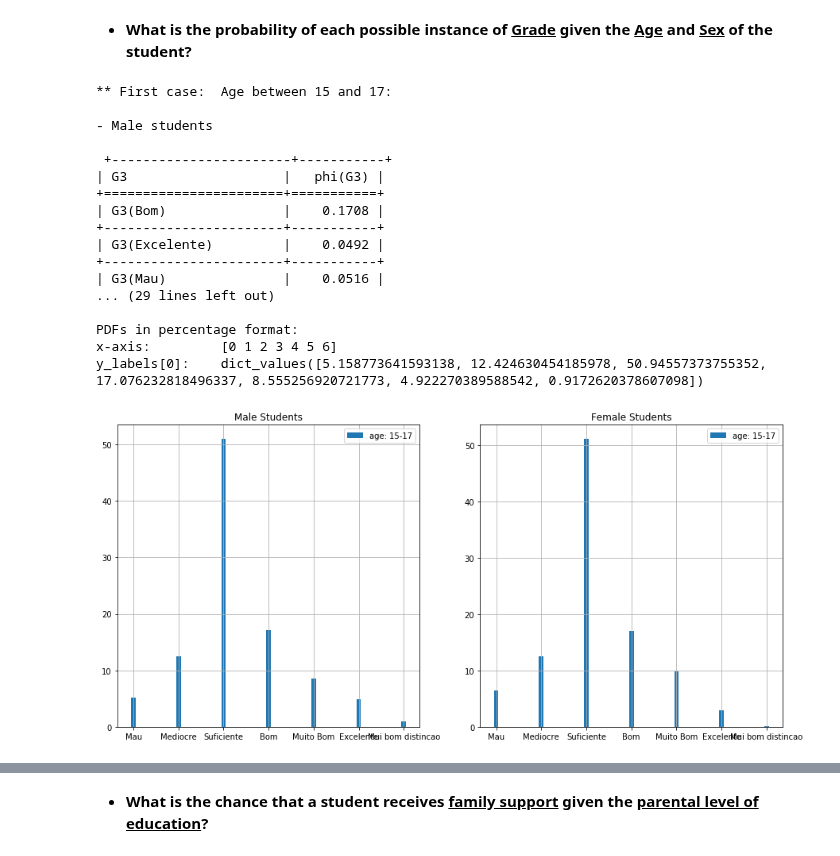
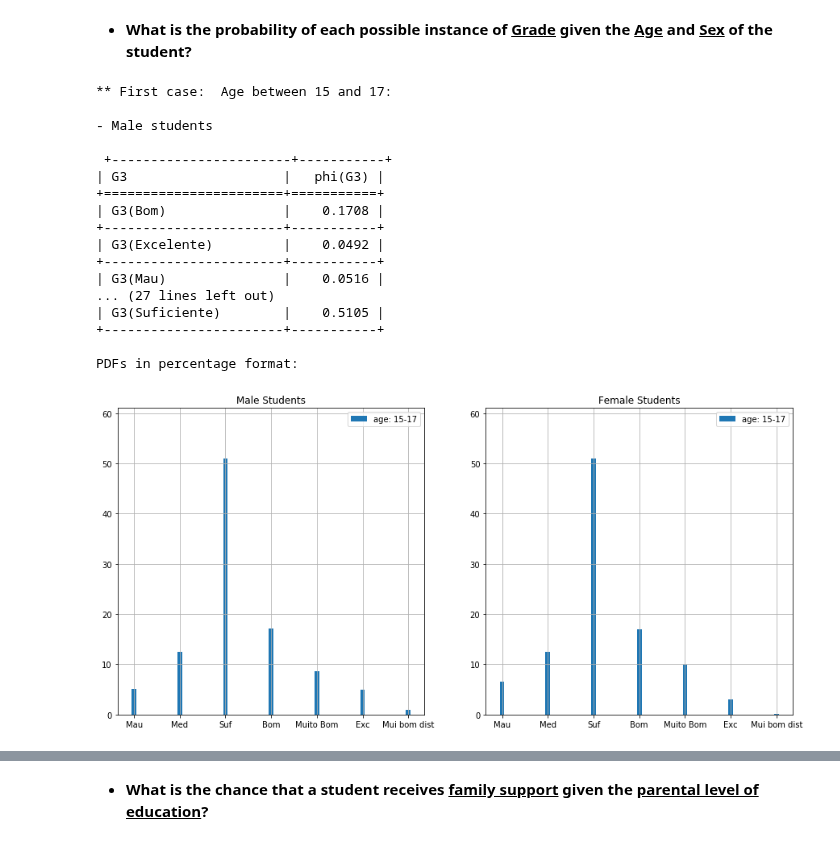
Before and after one commit to Mikalb98/StudentAnalysis-BayesianNetwork, a Jupyter notebook: Bayesian Model.ipynb, the cells around one changed output, grey strips where cells are left out. Drawn from its saved outputs; the diff is of its cells as text; code cells hidden in the pictures.

```diff
--- a/Bayesian Model.ipynb
+++ b/Bayesian Model.ipynb
@@ -2049,20 +2049,22 @@ def plot_pdf(rows, cols, titles, pdf_legends, figsize, x_ticklabels, diz):
     #define axis' labels and values:
     x_axis = np.arange(len(x_ticklabels))
 
-    print(f"x-axis: \t{x_axis}")
     y_labels = []
+    max_height = []
 
     for k in range(len(diz)):
         y_labels.append(diz[k].values())
 
-    print(f"y_labels[0]: \t{y_labels[0]}")
+        max_height.append(max(list(diz[k].values())))
 
+    max_height = max(max_height)+10
     #iteratively create subplots:
     index = 0
 
     if rows == 1:
         for i in range(cols):
             ax[i].bar(x_axis, y_labels[index], tick_label = x_ticklabels, label = pdf_legends[index], width = 0.1)
+            ax[i].set_ylim(top=max_height)
             ax[i].grid()
             ax[i].legend()
             ax[i].set_title(titles[index])
@@ -2073,6 +2075,7 @@ def plot_pdf(rows, cols, titles, pdf_legends, figsize, x_ticklabels, diz):
         for j in range(cols):
             for i in range(rows):
                 ax[i,j].bar(x_axis, y_labels[index], tick_label = x_ticklabels, label = pdf_legends[index], width = 0.1)
+                ax[i,j].set_ylim(top=max_height)
                 ax[i,j].grid()
                 ax[i,j].legend()
                 ax[i,j].set_title(titles[index])
@@ -2105,21 +2108,21 @@ print(f"\n- Female students\n\n{q1_2}")
 
 #x axis ticklabels:
 x_ticklabels = ["Mau",
-                "Mediocre",
-                "Suficiente",
+                "Med",
+                "Suf",
                 "Bom",
                 "Muito Bom",
-                "Excelente",
-                "Mui bom distincao"]
+                "Exc",
+                "Mui bom dist"]
 
 #Setting y values of first dictionary:
 diz1 = dict({"Bom": q1_1.values[0]*100,
-             "Excelente": q1_1.values[1]*100,
+             "Exc": q1_1.values[1]*100,
              "Mau": q1_1.values[2]*100,
-             "Mediocre": q1_1.values[3]*100,
-             "Mui bom distincao": q1_1.values[4]*100,
+             "Med": q1_1.values[3]*100,
+             "Mui bom dist": q1_1.values[4]*100,
              "Muito Bom": q1_1.values[5]*100,
-             "Suficiente": q1_1.values[6]*100
+             "Suf": q1_1.values[6]*100
             })
 
 #Reordering first dictionary:
@@ -2127,12 +2130,12 @@ diz1 = {k: diz1[k] for k in x_ticklabels}
 
 #Setting y values of second dictionary:
 diz2 = dict({"Bom": q1_2.values[0]*100,
-             "Excelente": q1_2.values[1]*100,
+             "Exc": q1_2.values[1]*100,
              "Mau": q1_2.values[2]*100,
-             "Mediocre": q1_2.values[3]*100,
-             "Mui bom distincao": q1_2.values[4]*100,
+             "Med": q1_2.values[3]*100,
+             "Mui bom dist": q1_2.values[4]*100,
              "Muito Bom": q1_2.values[5]*100,
-             "Suficiente": q1_2.values[6]*100
+             "Suf": q1_2.values[6]*100
             })
 
 #Reordering second dictionary:
@@ -2144,37 +2147,37 @@ cols = 2
 titles = ["Male Students", "Female Students"]
 pdf_legends = ['age: 15-17', 'age: 15-17']
 figsize = (15,7)
 diz = [diz1, diz2]
 
 
 #plot all the pdf:
 print("\nPDFs in percentage format:")
 plot_pdf(rows = rows,
          cols = cols,
          titles = titles,
          pdf_legends = pdf_legends,
          figsize = figsize,
          x_ticklabels = x_ticklabels,
          diz = diz)
 # %% [output]
 ** First case:  Age between 15 and 17:
 
 - Male students
 
  +-----------------------+-----------+
 | G3                    |   phi(G3) |
 +=======================+===========+
 | G3(Bom)               |    0.1708 |
 +-----------------------+-----------+
 | G3(Excelente)         |    0.0492 |
 +-----------------------+-----------+
 | G3(Mau)               |    0.0516 |
-... (29 lines left out)
+... (27 lines left out)
+| G3(Suficiente)        |    0.5105 |
++-----------------------+-----------+
 
 PDFs in percentage format:
-x-axis:         [0 1 2 3 4 5 6]
-y_labels[0]:    dict_values([5.158773641593138, 12.424630454185978, 50.94557373755352, 17.076232818496337, 8.555256920721773, 4.922270389588542, 0.9172620378607098])
-[figure, old version]
+[figure, new version]
 # %%
 #--------Inference CPT representations--------
 
```
Also changed, not shown: parts of 11 cells of this notebook.
